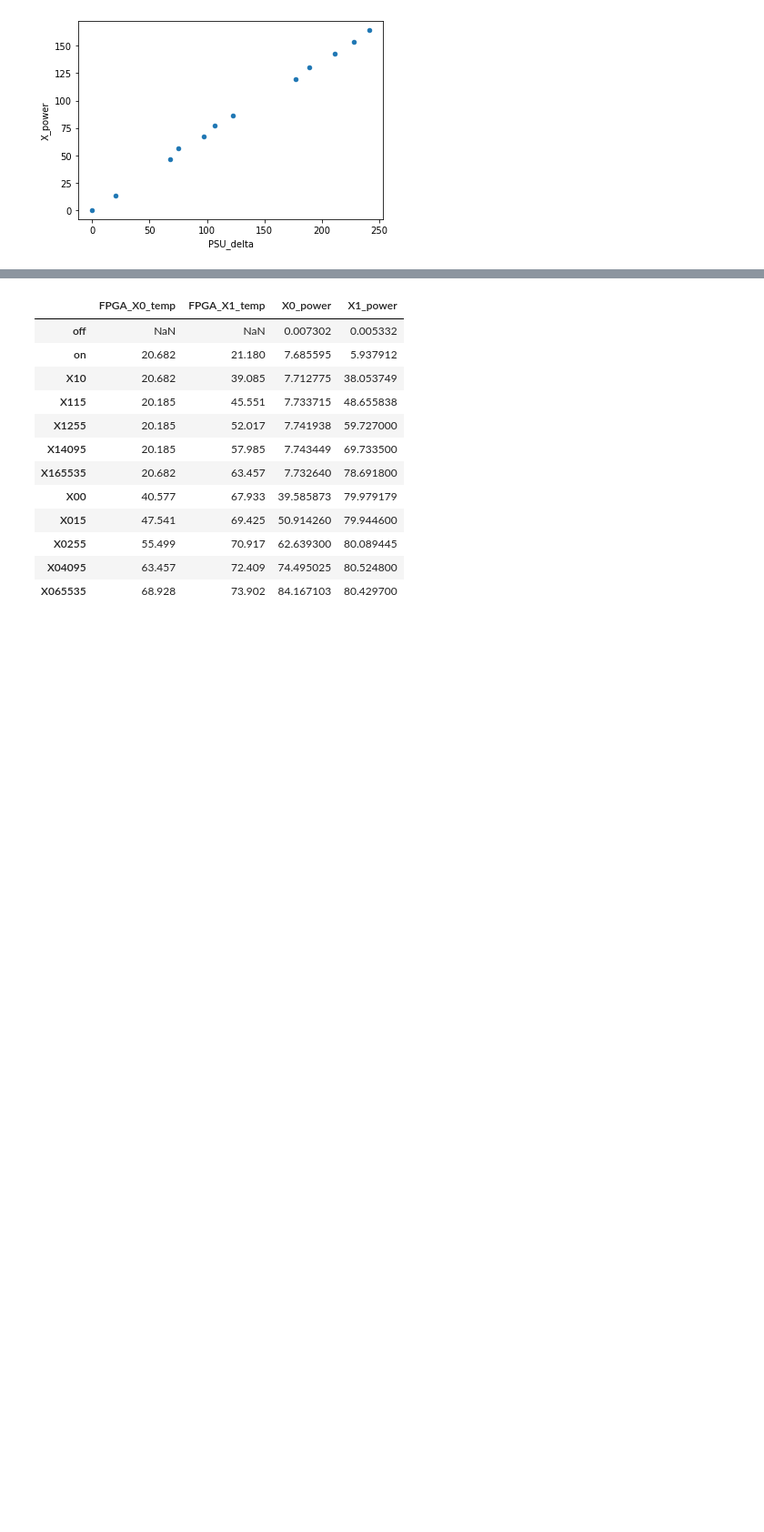
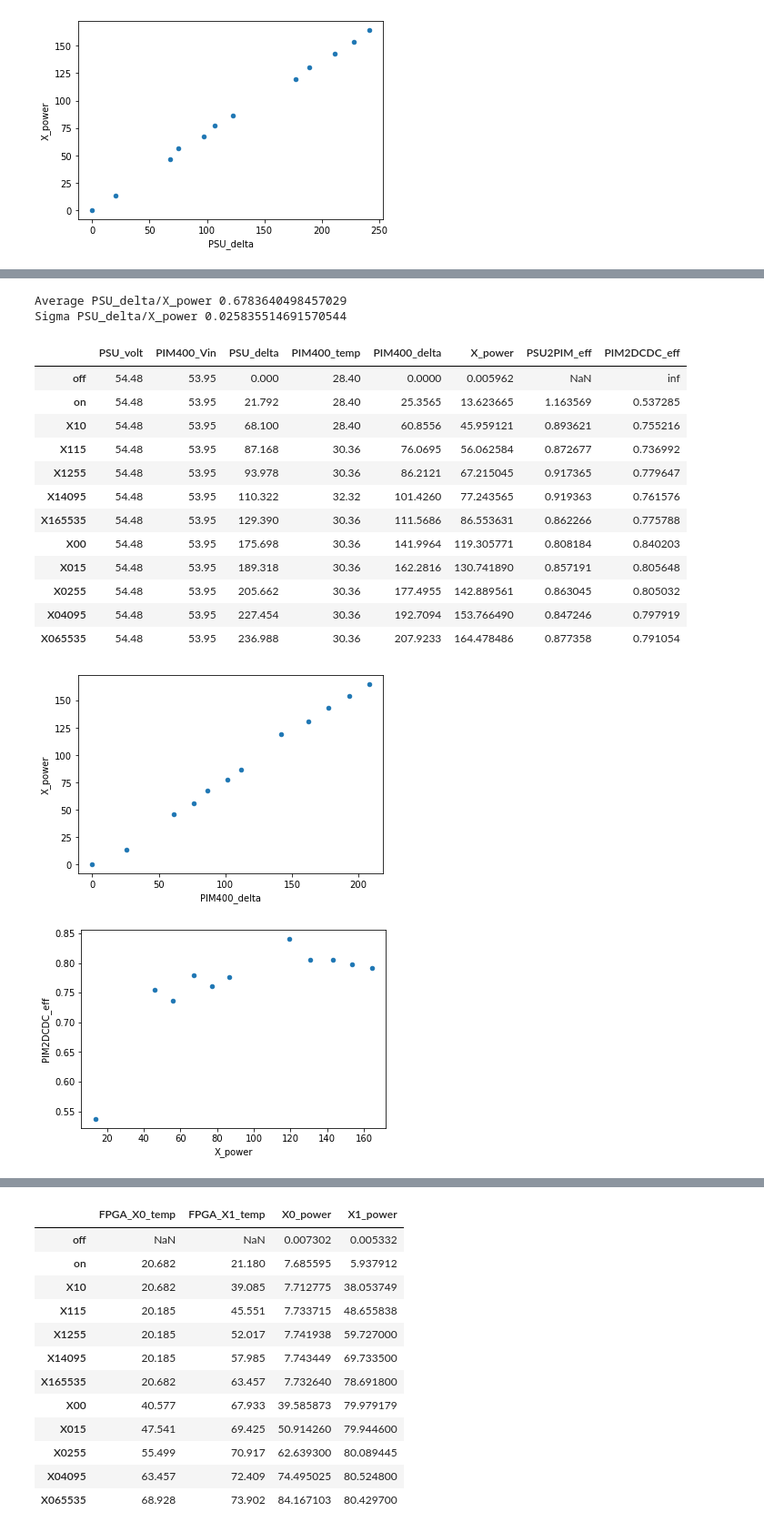
Before and after one commit to gfedi/Notebook, a Jupyter notebook: HSThermalTests.ipynb, the cells around one changed output, grey strips where cells are left out. Shown at 91% size. Cells and saved outputs as stored; diff of their text form; code cells hidden in the pictures; blank space fills up the shorter version.

```diff
--- a/HSThermalTests.ipynb
+++ b/HSThermalTests.ipynb
@@ -194,0 +214,33 @@ Sigma PSU_delta/X_power 0.05270694156680896
+# %%
+dfo13alIPMC["PSU_delta"]=dfo13alIPMC["PSU_power"]-dfo13alIPMC["PSU_power"][0]
+dfo13alIPMC["PIM400_delta"]=(dfo13alIPMC["PIM400_Iout"]-dfo13alIPMC["PIM400_Iout"][0])*dfo13alIPMC["PIM400_Vin"]
+dfo13alIPMC["X_power"]=dfo13alIPMC["X0_power"]+dfo13alIPMC["X1_power"]
+dfo13alIPMC["PIM400_delta*eff"]=dfo13alIPMC["PIM400_delta"]*0.95*0.9
+dfo13alIPMC["PIM2DCDC_eff"]=dfo13alIPMC["X_power"]/dfo13alIPMC["PIM400_delta"]
+dfo13alIPMC["PSU2PIM_eff"]=dfo13alIPMC["PIM400_delta"]/dfo13alIPMC["PSU_delta"]
+dfo13alIPMC["DCDC_lost_ratio"]=dfo13alIPMC["X_power"]/dfo13alIPMC["PSU_delta"]
+dfo13alIPMC["Abs_missing_power"]=dfo13alIPMC["PIM400_delta*eff"]- dfo13alIPMC["X_power"]
+dfo13alIPMC.plot.scatter(x="PIM400_delta",y="X_power")
+print("Average PSU_delta/X_power",dfo13alIPMC.DCDC_lost_ratio[1:].mean())
+print("Sigma PSU_delta/X_power",math.sqrt(dfo13alIPMC.DCDC_lost_ratio[1:].var()))
+dfo13alIPMC.plot.scatter(x="X_power",y="PIM2DCDC_eff")
+
+dfo13alIPMC[["PSU_volt","PIM400_Vin","PSU_delta","PIM400_temp","PIM400_delta","X_power","PSU2PIM_eff","PIM2DCDC_eff"]]
+# %% [output]
+Average PSU_delta/X_power 0.6783640498457029
+Sigma PSU_delta/X_power 0.025835514691570544
+|  | PSU_volt | PIM400_Vin | PSU_delta | PIM400_temp | PIM400_delta | X_power | PSU2PIM_eff | PIM2DCDC_eff |
+| off | 54.48 | 53.95 | 0.000 | 28.40 | 0.0000 | 0.005962 | NaN | inf |
+| on | 54.48 | 53.95 | 21.792 | 28.40 | 25.3565 | 13.623665 | 1.163569 | 0.537285 |
+| X10 | 54.48 | 53.95 | 68.100 | 28.40 | 60.8556 | 45.959121 | 0.893621 | 0.755216 |
+| X115 | 54.48 | 53.95 | 87.168 | 30.36 | 76.0695 | 56.062584 | 0.872677 | 0.736992 |
+| X1255 | 54.48 | 53.95 | 93.978 | 30.36 | 86.2121 | 67.215045 | 0.917365 | 0.779647 |
+| X14095 | 54.48 | 53.95 | 110.322 | 32.32 | 101.4260 | 77.243565 | 0.919363 | 0.761576 |
+| X165535 | 54.48 | 53.95 | 129.390 | 30.36 | 111.5686 | 86.553631 | 0.862266 | 0.775788 |
+| X00 | 54.48 | 53.95 | 175.698 | 30.36 | 141.9964 | 119.305771 | 0.808184 | 0.840203 |
+| X015 | 54.48 | 53.95 | 189.318 | 30.36 | 162.2816 | 130.741890 | 0.857191 | 0.805648 |
+| X0255 | 54.48 | 53.95 | 205.662 | 30.36 | 177.4955 | 142.889561 | 0.863045 | 0.805032 |
+| X04095 | 54.48 | 53.95 | 227.454 | 30.36 | 192.7094 | 153.766490 | 0.847246 | 0.797919 |
+| X065535 | 54.48 | 53.95 | 236.988 | 30.36 | 207.9233 | 164.478486 | 0.877358 | 0.791054 |
+[figure, added]
+[figure, added]
```
Also changed, not shown: parts of 9 cells of this notebook, 4 other files.
